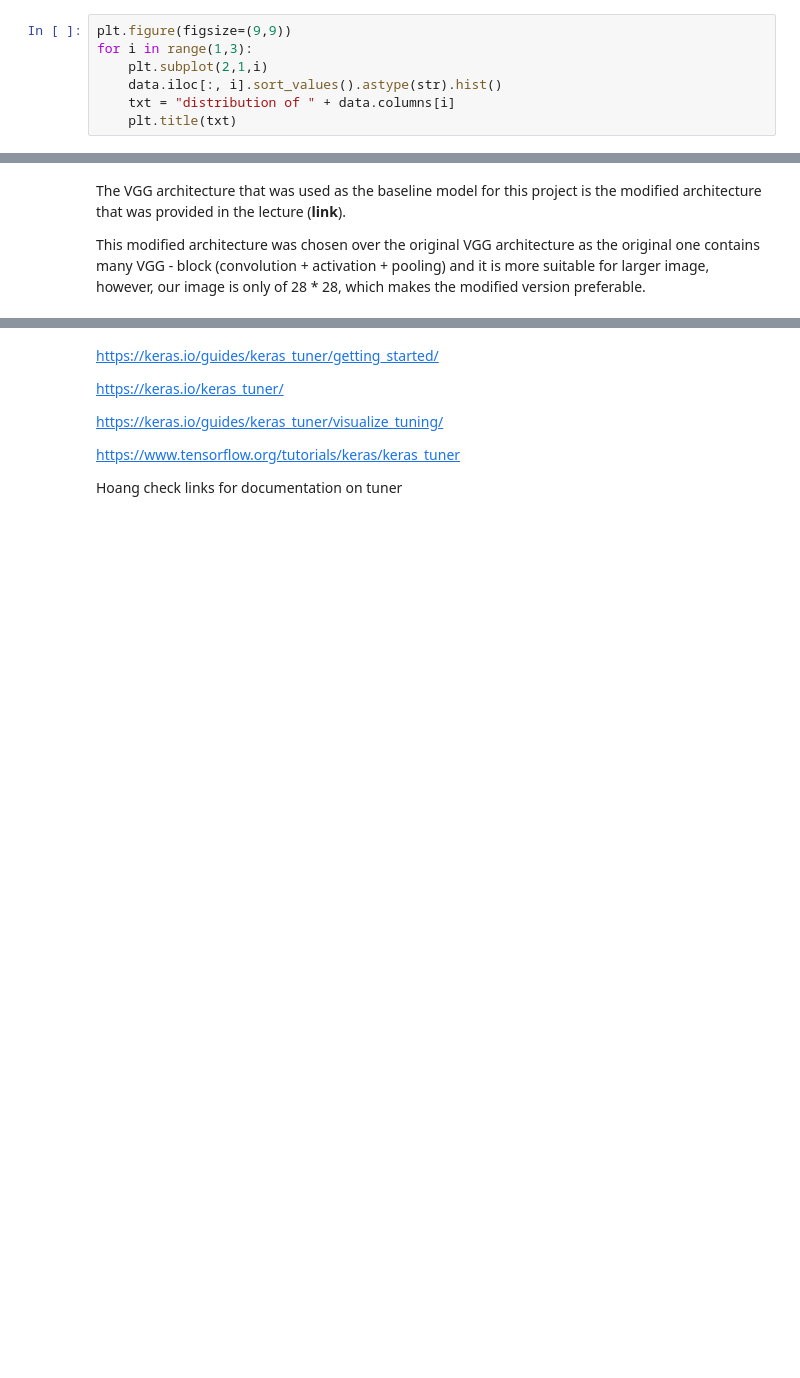
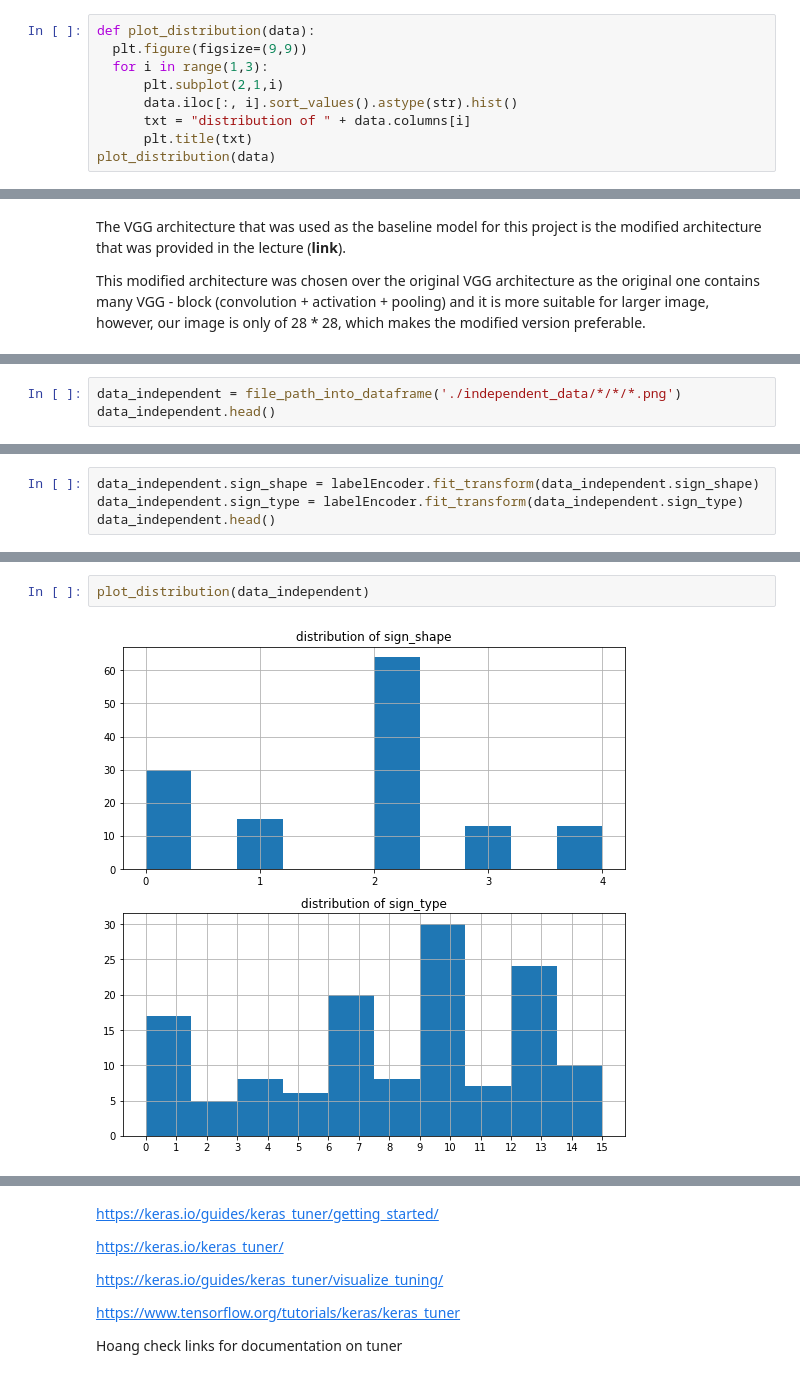
Before and after one commit to mhngu23/Traffic-Sign-Image-Recognition-by-RMIT, a Jupyter notebook: Traffic_Sign_Image_Recognition.ipynb, the cells around one changed output, grey strips where cells are left out. Drawn from its saved outputs; the diff is of its cells as text; blank space fills up the shorter version.

```diff
--- a/Traffic_Sign_Image_Recognition.ipynb
+++ b/Traffic_Sign_Image_Recognition.ipynb
@@ -123,12 +137,14 @@ data.head()
 # %% [markdown]
 **Data Distribution**
 # %%
-plt.figure(figsize=(9,9))
-for i in range(1,3):
-    plt.subplot(2,1,i)
-    data.iloc[:, i].sort_values().astype(str).hist()
-    txt = "distribution of " + data.columns[i]
-    plt.title(txt)
+def plot_distribution(data):
+  plt.figure(figsize=(9,9))
+  for i in range(1,3):
+      plt.subplot(2,1,i)
+      data.iloc[:, i].sort_values().astype(str).hist()
+      txt = "distribution of " + data.columns[i]
+      plt.title(txt)
+plot_distribution(data)
 # %% [output]
 [figure]
 # %% [markdown]
@@ -499,0 +884,3 @@ plot_learning_curve(history.history['loss'], history.history['val_loss'],
+# %%
+data_independent = file_path_into_dataframe('./independent_data/*/*/*.png')
+data_independent.head()
@@ -499,0 +894,4 @@ plot_learning_curve(history.history['loss'], history.history['val_loss'],
+# %%
+data_independent.sign_shape = labelEncoder.fit_transform(data_independent.sign_shape)
+data_independent.sign_type = labelEncoder.fit_transform(data_independent.sign_type)
+data_independent.head()
@@ -499,0 +905,4 @@ plot_learning_curve(history.history['loss'], history.history['val_loss'],
+# %%
+plot_distribution(data_independent)
+# %% [output]
+[figure, added]
```
Also changed, not shown: parts of 118 cells of this notebook.
